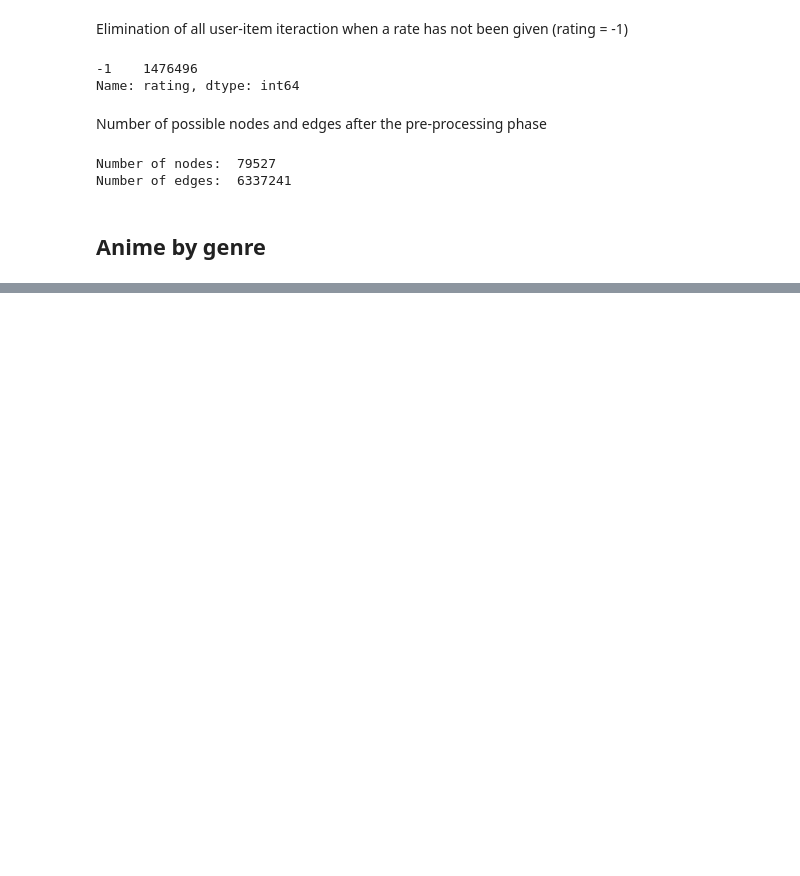
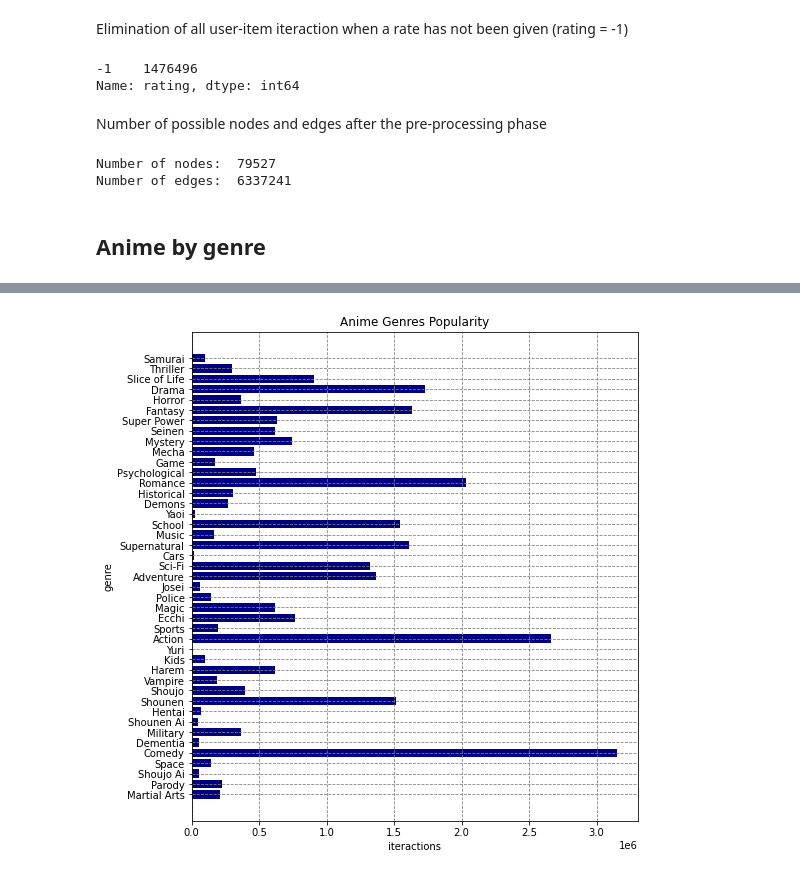
Before and after one commit to chguizz/graph_based_recommendation_system, a Jupyter notebook: DataExploration.ipynb, the cells around one changed output, grey strips where cells are left out. Drawn from its saved outputs; the diff is of its cells as text; code cells hidden in the pictures; blank space fills up the shorter version.

```diff
--- a/DataExploration.ipynb
+++ b/DataExploration.ipynb
@@ -91,7 +114,7 @@ Number of edges:  6337241
 # %% [markdown]
 ## Anime by genre
 # %%
-def search_gerne(df_iteractions, df_description, feature):
+def search_gerne(df_iteractions, df_description, feature, verbose=0):
     '''
     Function to search all items that have 'feature' in one column of dataframe
     df_description (column 'gerne' in this case) and search all corresponding
@@ -107,7 +130,7 @@ def search_gerne(df_iteractions, df_description, feature):
         if feature in df_description.iloc[i,2].split(', '):
             item_list.append(df_description.iloc[i,0])
 
-    print('Number of Items - {}: {}'.format(feature, len(item_list)))
+    if verbose: print('Number of Items - {}: {}'.format(feature, len(item_list)))
 
 
 
@@ -117,8 +140,6 @@ def search_gerne(df_iteractions, df_description, feature):
         _ = df_iteractions[df_iteractions['anime_id'] == i].index
         iteraction_list.extend(_)
 
-    print('Number of Iteractions - {}: {}'.format(feature, len(iteraction_list)))
+    if verbose: print('Number of Iteractions - {}: {}'.format(feature, len(iteraction_list)))
 
     return df_iteractions.loc[iteraction_list, :]
-# %%
-_ = search_gerne(df_rating, df_anime, 'School')
@@ -136,0 +146,12 @@ _.head()
+# %%
+# Creation of a list for all anime genres
+gerne_list = []
+
+for i in progress_bar(range(df_anime.shape[0])):
+  _ = df_anime.iloc[i,2].split(', ')
+  gerne_list.extend(_)
+
+gerne_list = list(set(gerne_list))
+
+print('Number of genres: ', len(gerne_list))
+print('Genres:\n', gerne_list)
@@ -136,0 +163,6 @@ _.head()
+# %%
+# Count how much intercations we have on df_rating given a genre
+gerne_counts = []
+for g in progress_bar(gerne_list):
+  _ = search_gerne(df_rating, df_anime, g)
+  gerne_counts.append(_.shape[0])
@@ -136,0 +171,17 @@ _.head()
+# %%
+fig, ax = plt.subplots(figsize=(8,9))
+
+ax.barh(np.arange(len(gerne_list)), gerne_counts, color='navy')
+
+ax.set_yticks(np.arange(len(gerne_list)))
+ax.set_yticklabels(gerne_list)
+ax.set_title('Anime Genres Popularity')
+ax.set_xlabel('iteractions')
+ax.set_ylabel('genre')
+plt.grid(color='grey', linestyle='--')
+
+plt.savefig('/figures/anime_genres_popularity.jpg')
+
+plt.show()
+# %% [output]
+[figure, added]
```
Also changed, not shown: parts of 9 cells of this notebook, 1 other file.
